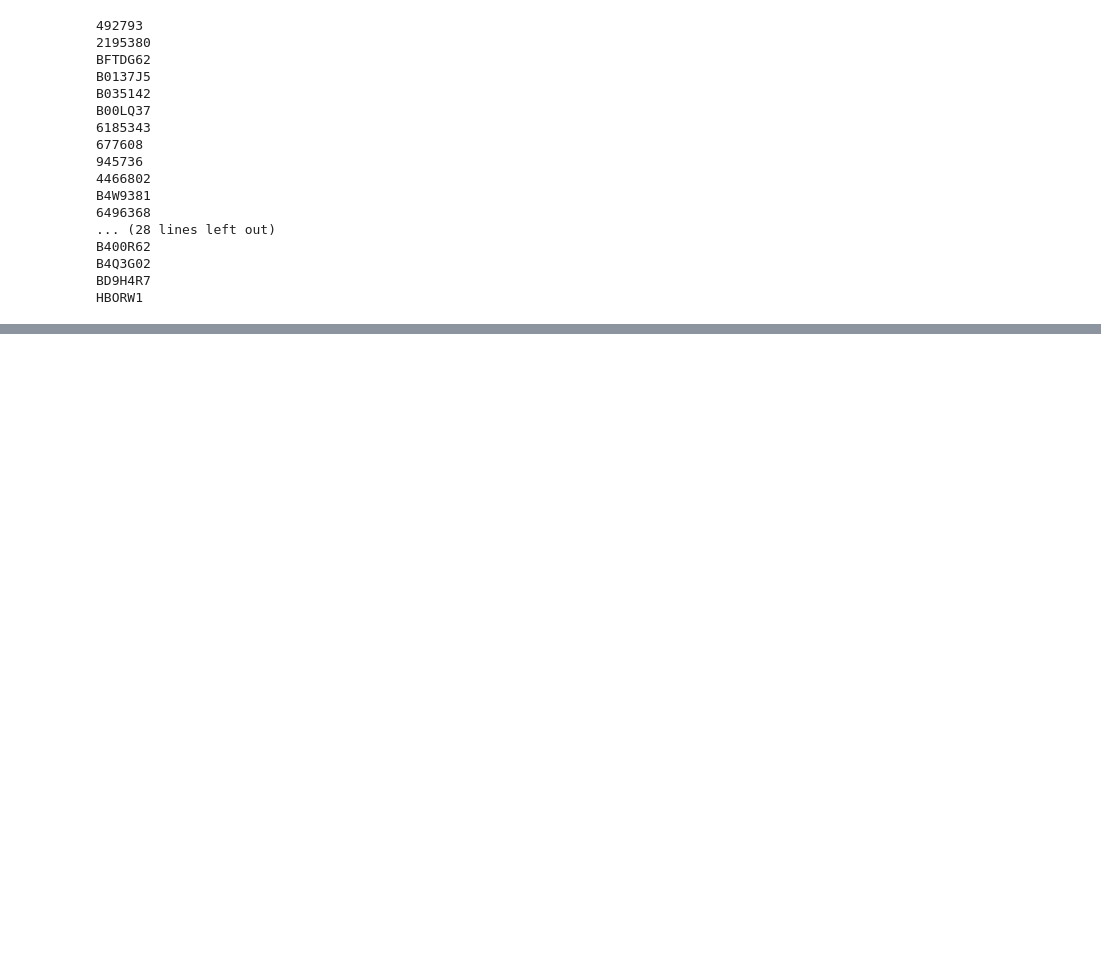
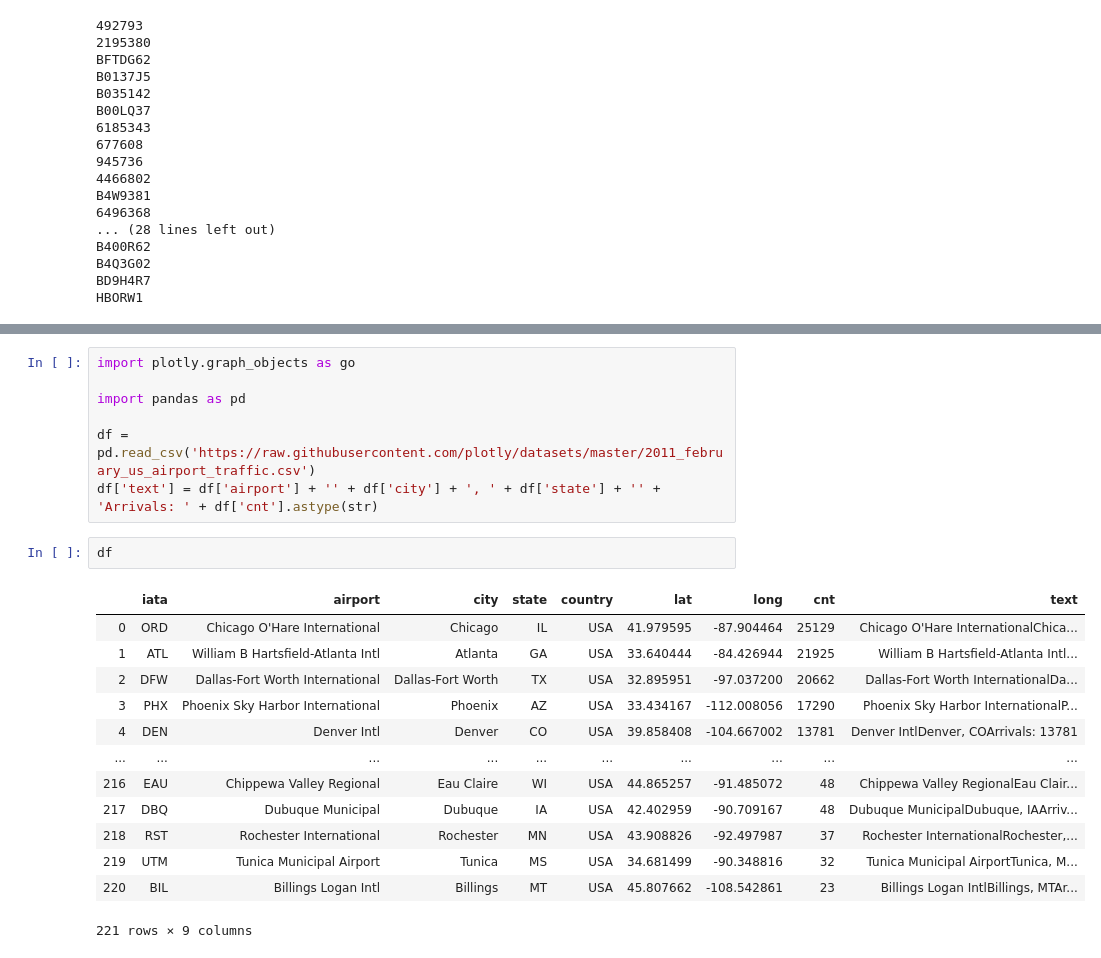
Before and after one commit to himanshu199391/ConnectiveTask, a Jupyter notebook: Untitled.ipynb, the cells around one changed output, grey strips where cells are left out. Drawn from its saved outputs; the diff is of its cells as text; blank space fills up the shorter version.

```diff
--- a/Untitled.ipynb
+++ b/Untitled.ipynb
@@ -40,0 +98,23 @@ HBORW1
+# %%
+import plotly.graph_objects as go
+
+import pandas as pd
+
+df = pd.read_csv('https://raw.githubusercontent.com/plotly/datasets/master/2011_february_us_airport_traffic.csv')
+df['text'] = df['airport'] + '' + df['city'] + ', ' + df['state'] + '' + 'Arrivals: ' + df['cnt'].astype(str)
+# %%
+df
+# %% [output]
+|  | iata | airport | city | state | country | lat | long | cnt | text |
+| 0 | ORD | Chicago O'Hare International | Chicago | IL | USA | 41.979595 | -87.904464 | 25129 | Chicago O'Hare InternationalChica... |
+| 1 | ATL | William B Hartsfield-Atlanta Intl | Atlanta | GA | USA | 33.640444 | -84.426944 | 21925 | William B Hartsfield-Atlanta Intl... |
+| 2 | DFW | Dallas-Fort Worth International | Dallas-Fort Worth | TX | USA | 32.895951 | -97.037200 | 20662 | Dallas-Fort Worth InternationalDa... |
+| 3 | PHX | Phoenix Sky Harbor International | Phoenix | AZ | USA | 33.434167 | -112.008056 | 17290 | Phoenix Sky Harbor InternationalP... |
+| 4 | DEN | Denver Intl | Denver | CO | USA | 39.858408 | -104.667002 | 13781 | Denver IntlDenver, COArrivals: 13781 |
+| ... | ... | ... | ... | ... | ... | ... | ... | ... | ... |
+| 216 | EAU | Chippewa Valley Regional | Eau Claire | WI | USA | 44.865257 | -91.485072 | 48 | Chippewa Valley RegionalEau Clair... |
+| 217 | DBQ | Dubuque Municipal | Dubuque | IA | USA | 42.402959 | -90.709167 | 48 | Dubuque MunicipalDubuque, IAArriv... |
+| 218 | RST | Rochester International | Rochester | MN | USA | 43.908826 | -92.497987 | 37 | Rochester InternationalRochester,... |
+| 219 | UTM | Tunica Municipal Airport | Tunica | MS | USA | 34.681499 | -90.348816 | 32 | Tunica Municipal AirportTunica, M... |
+| 220 | BIL | Billings Logan Intl | Billings | MT | USA | 45.807662 | -108.542861 | 23 | Billings Logan IntlBillings, MTAr... |
+221 rows × 9 columns
```
Also changed, not shown: parts of 15 cells of this notebook, 12 other files.
